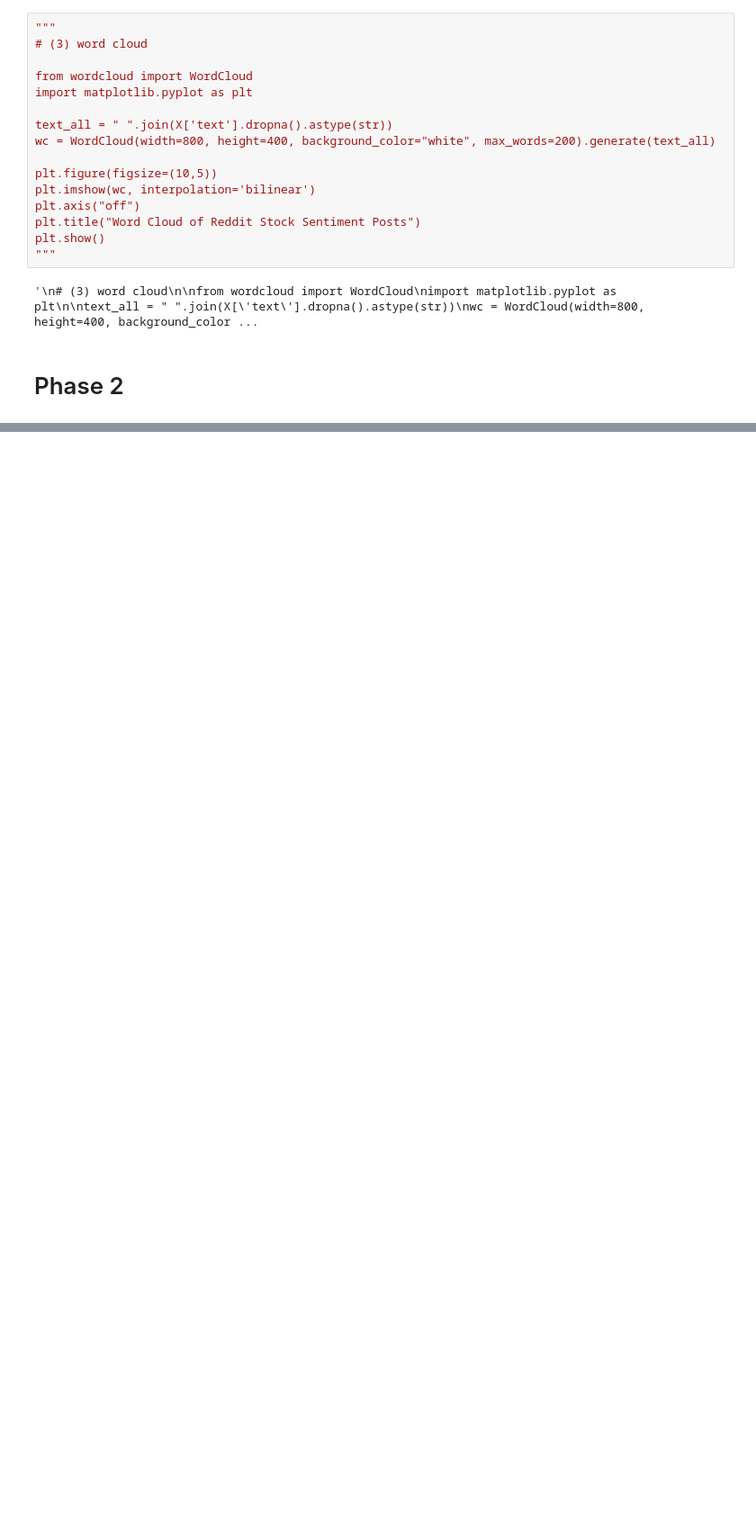
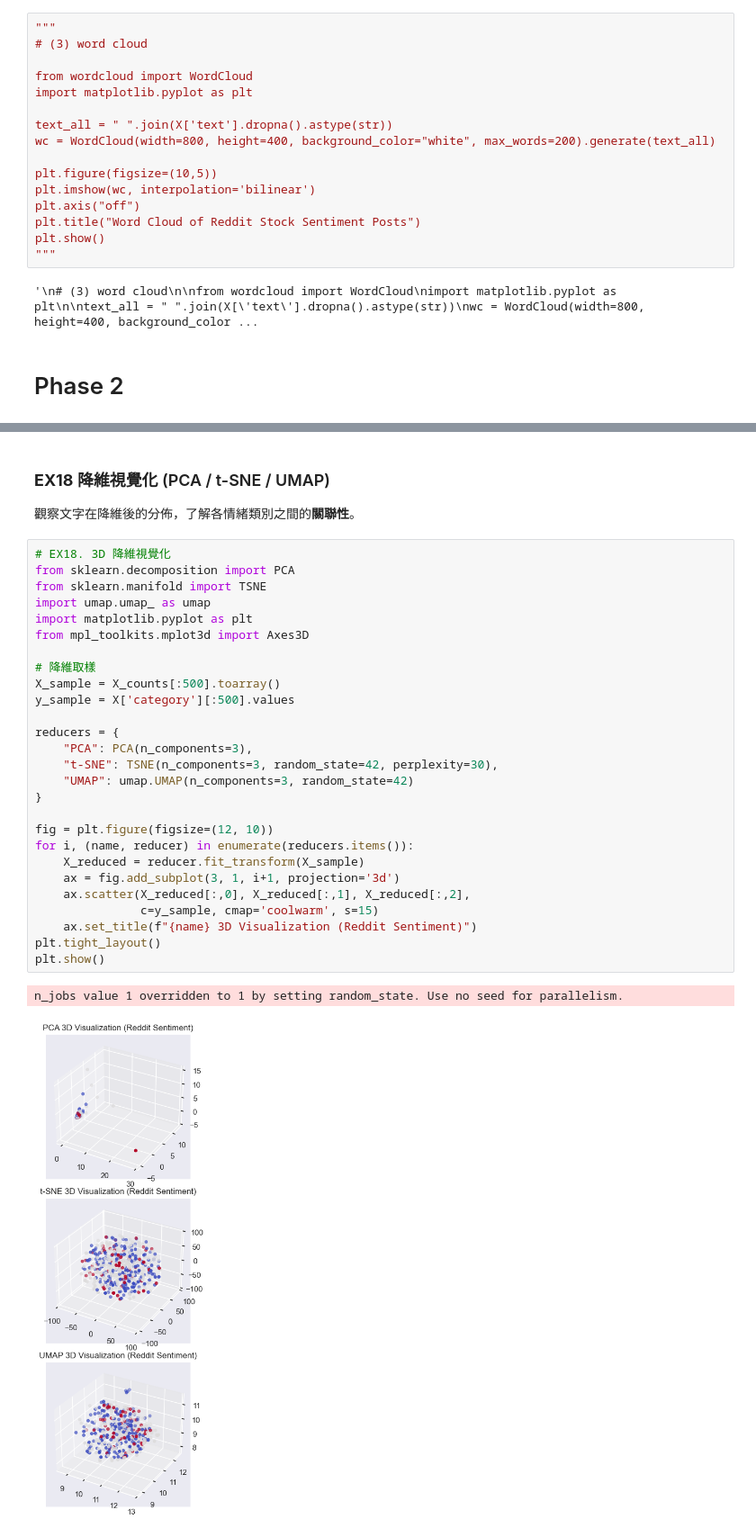
Before and after one commit to LukaChien/DM2025-Lab1-Exercise, a Jupyter notebook: DM2025-Lab1-Homework.ipynb, the cells around one changed output, grey strips where cells are left out. Shown at 90% size. Cells and saved outputs as stored; diff of their text form; blank space fills up the shorter version.

```diff
--- a/DM2025-Lab1-Homework.ipynb
+++ b/DM2025-Lab1-Homework.ipynb
@@ -485,0 +635,33 @@ plt.show()
+# %% [markdown]
+### **EX18** 降維視覺化 (PCA / t-SNE / UMAP)
+觀察文字在降維後的分佈，了解各情緒類別之間的**關聯性**。
+# %%
+# EX18. 3D 降維視覺化
+from sklearn.decomposition import PCA
+from sklearn.manifold import TSNE
+import umap.umap_ as umap
+import matplotlib.pyplot as plt
+from mpl_toolkits.mplot3d import Axes3D
+
+# 降維取樣
+X_sample = X_counts[:500].toarray()
+y_sample = X['category'][:500].values
+
+reducers = {
+    "PCA": PCA(n_components=3),
+    "t-SNE": TSNE(n_components=3, random_state=42, perplexity=30),
+    "UMAP": umap.UMAP(n_components=3, random_state=42)
+}
+
+fig = plt.figure(figsize=(12, 10))
+for i, (name, reducer) in enumerate(reducers.items()):
+    X_reduced = reducer.fit_transform(X_sample)
+    ax = fig.add_subplot(3, 1, i+1, projection='3d')
+    ax.scatter(X_reduced[:,0], X_reduced[:,1], X_reduced[:,2],
+               c=y_sample, cmap='coolwarm', s=15)
+    ax.set_title(f"{name} 3D Visualization (Reddit Sentiment)")
+plt.tight_layout()
+plt.show()
+# %% [output]
+n_jobs value 1 overridden to 1 by setting random_state. Use no seed for parallelism.
+[figure, added]
```
Also changed, not shown: parts of 25 cells of this notebook.
